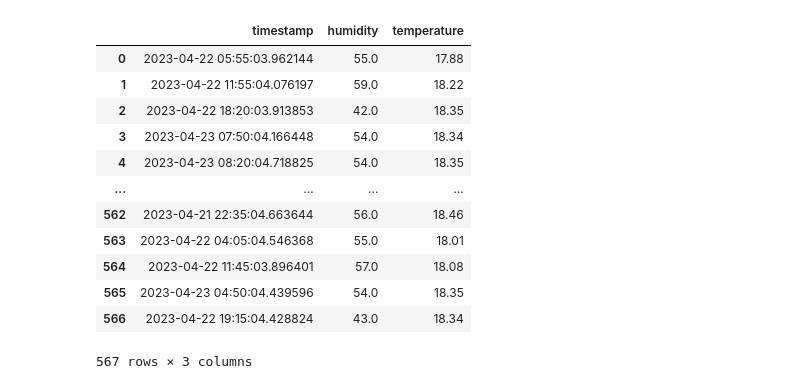
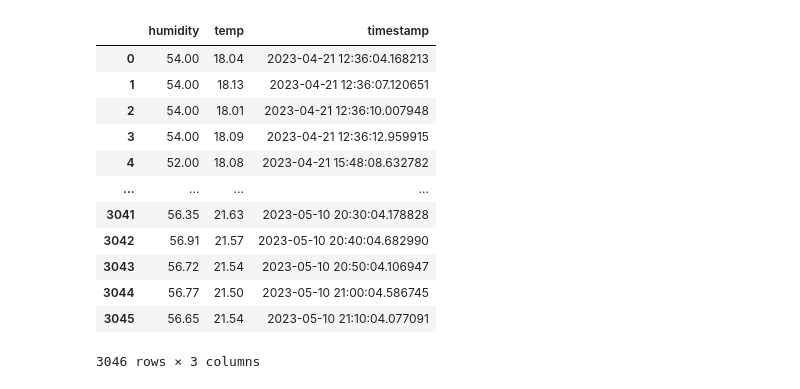
Before and after one commit to bndxn/raspberry-pi-notes, a Jupyter notebook: analysis/analysis.ipynb, the cells around one changed output. Cells and saved outputs as stored; diff of their text form; code cells hidden in the pictures.

```diff
--- a/analysis/analysis.ipynb
+++ b/analysis/analysis.ipynb
@@ -36,17 +7,24 @@ df['timestamp'] = pd.to_datetime(df['timestamp'])
-# %%
-df
-# %% [output]
-|  | timestamp | humidity | temperature |
-| 0 | 2023-04-22 05:55:03.962144 | 55.0 | 17.88 |
-| 1 | 2023-04-22 11:55:04.076197 | 59.0 | 18.22 |
-| 2 | 2023-04-22 18:20:03.913853 | 42.0 | 18.35 |
-| 3 | 2023-04-23 07:50:04.166448 | 54.0 | 18.34 |
-| 4 | 2023-04-23 08:20:04.718825 | 54.0 | 18.35 |
-| ... | ... | ... | ... |
-| 562 | 2023-04-21 22:35:04.663644 | 56.0 | 18.46 |
-| 563 | 2023-04-22 04:05:04.546368 | 55.0 | 18.01 |
-| 564 | 2023-04-22 11:45:03.896401 | 57.0 | 18.08 |
-| 565 | 2023-04-23 04:50:04.439596 | 54.0 | 18.35 |
-| 566 | 2023-04-22 19:15:04.428824 | 43.0 | 18.34 |
-567 rows × 3 columns
+# %%
+df = pd.read_csv('ddb_output.csv')
+df.rename(columns={'humidity.S': 'humidity',
+                   'temperature.S':'temp',
+                   'timestamp.S':'timestamp'},inplace=True)
+df.drop(columns=['Unnamed: 0'],inplace=True)
+#df.reset_index(drop=True,inplace=True)
+df.sort_values(by='timestamp',inplace=True)
+df
+# %% [output]
+|  | humidity | temp | timestamp |
+| 0 | 54.00 | 18.04 | 2023-04-21 12:36:04.168213 |
+| 1 | 54.00 | 18.13 | 2023-04-21 12:36:07.120651 |
+| 2 | 54.00 | 18.01 | 2023-04-21 12:36:10.007948 |
+| 3 | 54.00 | 18.09 | 2023-04-21 12:36:12.959915 |
+| 4 | 52.00 | 18.08 | 2023-04-21 15:48:08.632782 |
+| ... | ... | ... | ... |
+| 3041 | 56.35 | 21.63 | 2023-05-10 20:30:04.178828 |
+| 3042 | 56.91 | 21.57 | 2023-05-10 20:40:04.682990 |
+| 3043 | 56.72 | 21.54 | 2023-05-10 20:50:04.106947 |
+| 3044 | 56.77 | 21.50 | 2023-05-10 21:00:04.586745 |
+| 3045 | 56.65 | 21.54 | 2023-05-10 21:10:04.077091 |
+3046 rows × 3 columns
 # %%
```
Also changed, not shown: parts of 10 cells of this notebook, 3 other files.
